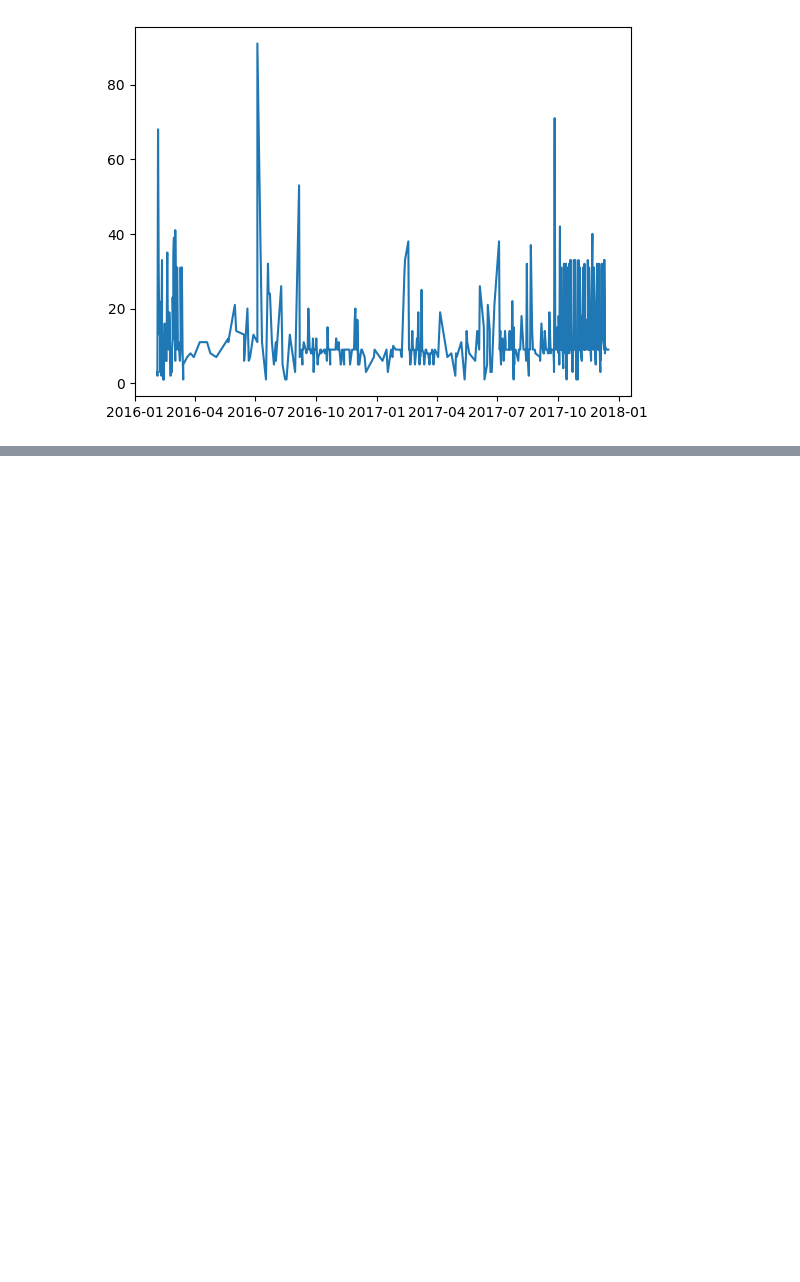
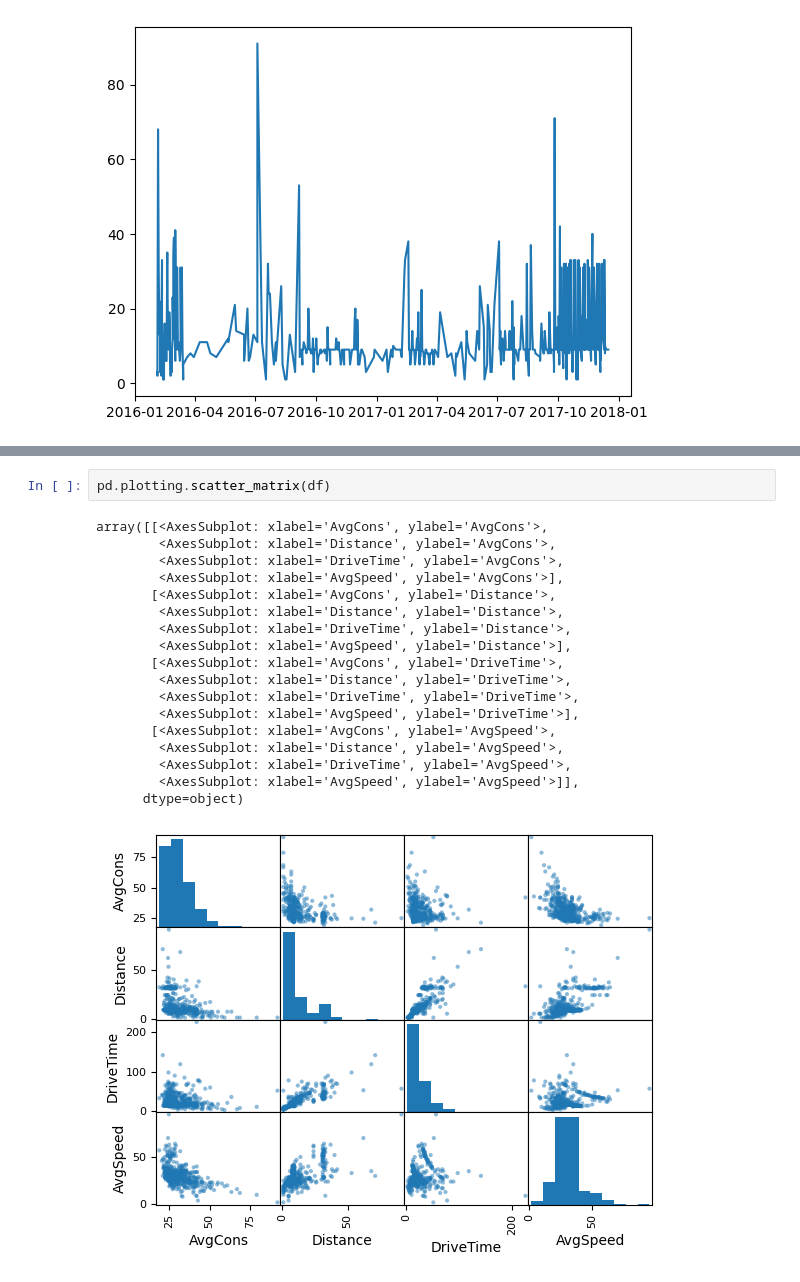
Before and after one commit to Aiden1024/TB-Data-Analytics, a Jupyter notebook: FinalReview/EVtripsGTA.ipynb, the cells around one changed output, grey strips where cells are left out. Drawn from its saved outputs; the diff is of its cells as text; blank space fills up the shorter version.

```diff
--- a/FinalReview/EVtripsGTA.ipynb
+++ b/FinalReview/EVtripsGTA.ipynb
@@ -82,0 +70,21 @@ array([[<AxesSubplot:title={'center':'1'}>,
+# %%
+pd.plotting.scatter_matrix(df)
+# %% [output]
+array([[<AxesSubplot: xlabel='AvgCons', ylabel='AvgCons'>,
+        <AxesSubplot: xlabel='Distance', ylabel='AvgCons'>,
+        <AxesSubplot: xlabel='DriveTime', ylabel='AvgCons'>,
+        <AxesSubplot: xlabel='AvgSpeed', ylabel='AvgCons'>],
+       [<AxesSubplot: xlabel='AvgCons', ylabel='Distance'>,
+        <AxesSubplot: xlabel='Distance', ylabel='Distance'>,
+        <AxesSubplot: xlabel='DriveTime', ylabel='Distance'>,
+        <AxesSubplot: xlabel='AvgSpeed', ylabel='Distance'>],
+       [<AxesSubplot: xlabel='AvgCons', ylabel='DriveTime'>,
+        <AxesSubplot: xlabel='Distance', ylabel='DriveTime'>,
+        <AxesSubplot: xlabel='DriveTime', ylabel='DriveTime'>,
+        <AxesSubplot: xlabel='AvgSpeed', ylabel='DriveTime'>],
+       [<AxesSubplot: xlabel='AvgCons', ylabel='AvgSpeed'>,
+        <AxesSubplot: xlabel='Distance', ylabel='AvgSpeed'>,
+        <AxesSubplot: xlabel='DriveTime', ylabel='AvgSpeed'>,
+        <AxesSubplot: xlabel='AvgSpeed', ylabel='AvgSpeed'>]],
+      dtype=object)
+[figure, added]
```
Also changed, not shown: parts of 15 cells of this notebook, 7 other files.
